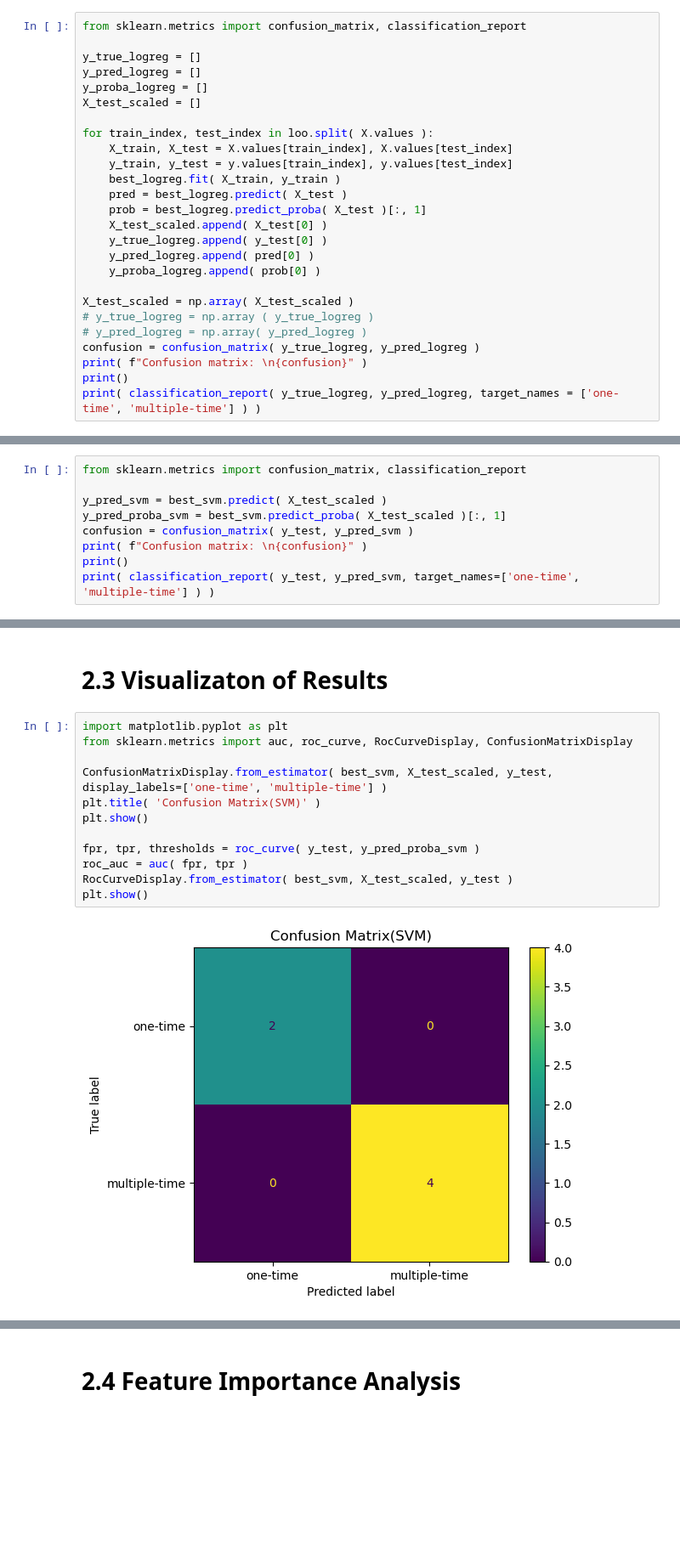
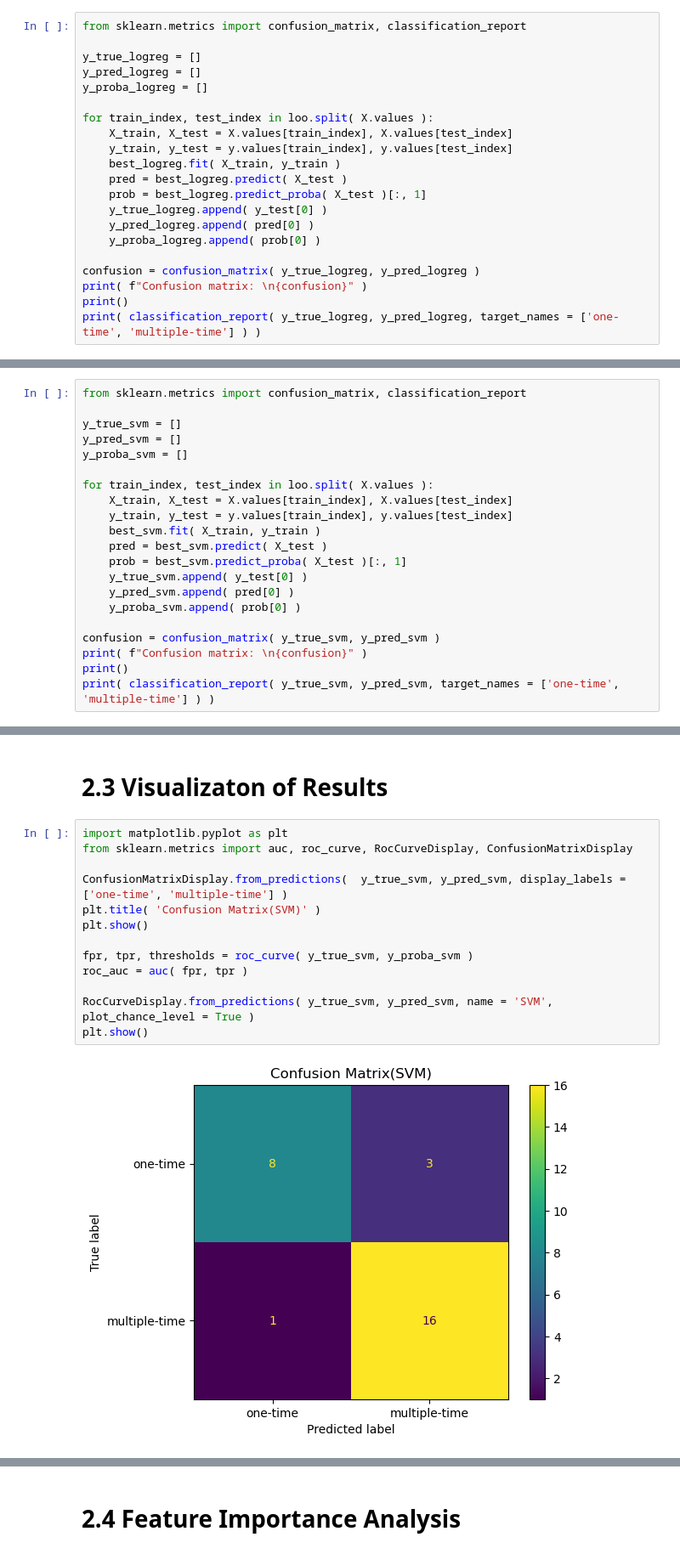
Before and after one commit to Yijun-cat/ML_DMT, a Jupyter notebook: training_model.ipynb, the cells around one changed output, grey strips where cells are left out. Shown at 85% size. Drawn from its saved outputs; the diff is of its cells as text; blank space fills up the shorter version.

```diff
--- a/training_model.ipynb
+++ b/training_model.ipynb
@@ -151,7 +99,6 @@ from sklearn.metrics import confusion_matrix, classification_report
 y_true_logreg = []
 y_pred_logreg = []
 y_proba_logreg = []
-X_test_scaled = []
 
 for train_index, test_index in loo.split( X.values ):
     X_train, X_test = X.values[train_index], X.values[test_index]
@@ -159,14 +106,10 @@ for train_index, test_index in loo.split( X.values ):
     best_logreg.fit( X_train, y_train )
     pred = best_logreg.predict( X_test )
     prob = best_logreg.predict_proba( X_test )[:, 1]
-    X_test_scaled.append( X_test[0] )
     y_true_logreg.append( y_test[0] )
     y_pred_logreg.append( pred[0] )
     y_proba_logreg.append( prob[0] )
 
-X_test_scaled = np.array( X_test_scaled )
-# y_true_logreg = np.array ( y_true_logreg )
-# y_pred_logreg = np.array( y_pred_logreg )
 confusion = confusion_matrix( y_true_logreg, y_pred_logreg )
 print( f"Confusion matrix: \n{confusion}" )
 print()
@@ -302,11 +227,23 @@ Best parameters: {'C': 0.1, 'kernel': 'linear'}
 # %%
 from sklearn.metrics import confusion_matrix, classification_report
 
-y_pred_svm = best_svm.predict( X_test_scaled )
-y_pred_proba_svm = best_svm.predict_proba( X_test_scaled )[:, 1]
-confusion = confusion_matrix( y_test, y_pred_svm )
+y_true_svm = []
+y_pred_svm = []
+y_proba_svm = []
+
+for train_index, test_index in loo.split( X.values ):
+    X_train, X_test = X.values[train_index], X.values[test_index]
+    y_train, y_test = y.values[train_index], y.values[test_index]
+    best_svm.fit( X_train, y_train )
+    pred = best_svm.predict( X_test )
+    prob = best_svm.predict_proba( X_test )[:, 1]
+    y_true_svm.append( y_test[0] )
+    y_pred_svm.append( pred[0] )
+    y_proba_svm.append( prob[0] )
+
+confusion = confusion_matrix( y_true_svm, y_pred_svm )
 print( f"Confusion matrix: \n{confusion}" )
 print()
-print( classification_report( y_test, y_pred_svm, target_names=['one-time', 'multiple-time'] ) )
+print( classification_report( y_true_svm, y_pred_svm, target_names = ['one-time', 'multiple-time'] ) )
 # %% [output]
 Confusion matrix:
@@ -358,14 +263,15 @@ print( y_pred_proba_svm )
 # %%
 import matplotlib.pyplot as plt
 from sklearn.metrics import auc, roc_curve, RocCurveDisplay, ConfusionMatrixDisplay
 
-ConfusionMatrixDisplay.from_estimator( best_svm, X_test_scaled, y_test, display_labels=['one-time', 'multiple-time'] )
+ConfusionMatrixDisplay.from_predictions(  y_true_svm, y_pred_svm, display_labels = ['one-time', 'multiple-time'] )
 plt.title( 'Confusion Matrix(SVM)' )
 plt.show()
 
-fpr, tpr, thresholds = roc_curve( y_test, y_pred_proba_svm )
+fpr, tpr, thresholds = roc_curve( y_true_svm, y_proba_svm )
 roc_auc = auc( fpr, tpr )
-RocCurveDisplay.from_estimator( best_svm, X_test_scaled, y_test )
+
+RocCurveDisplay.from_predictions( y_true_svm, y_pred_svm, name = 'SVM', plot_chance_level = True )
 plt.show()
 # %% [output]
-[figure, old version]
+[figure, new version]
```
Also changed, not shown: parts of 21 cells of this notebook.
